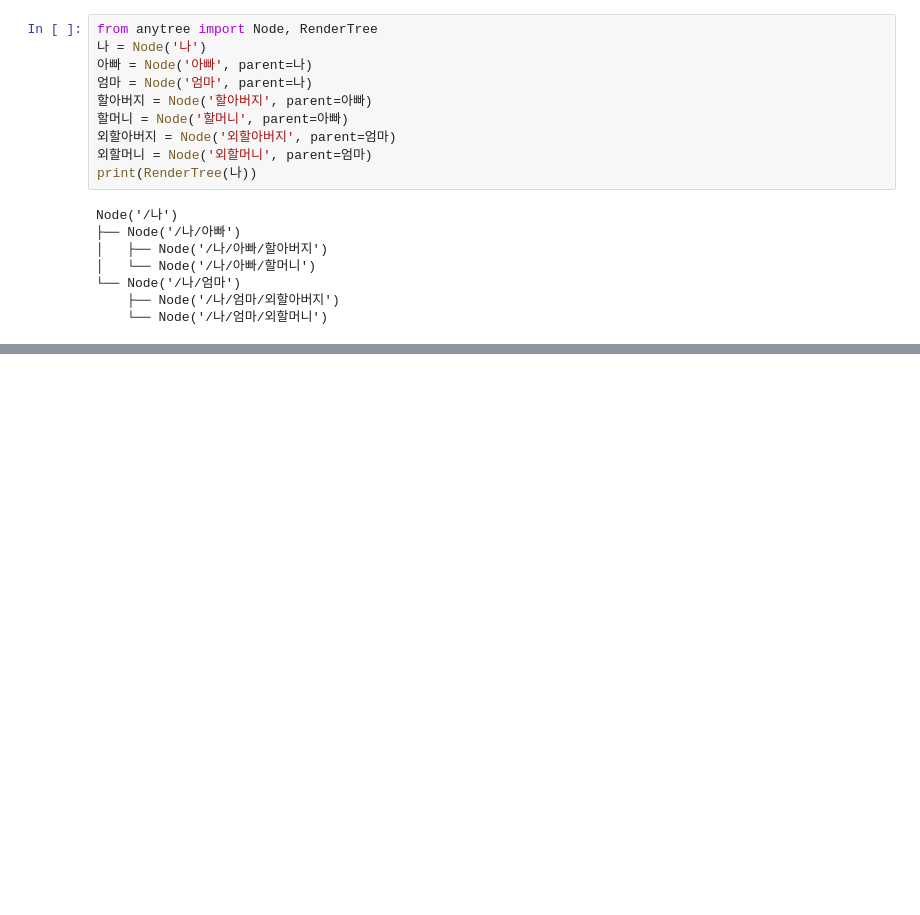
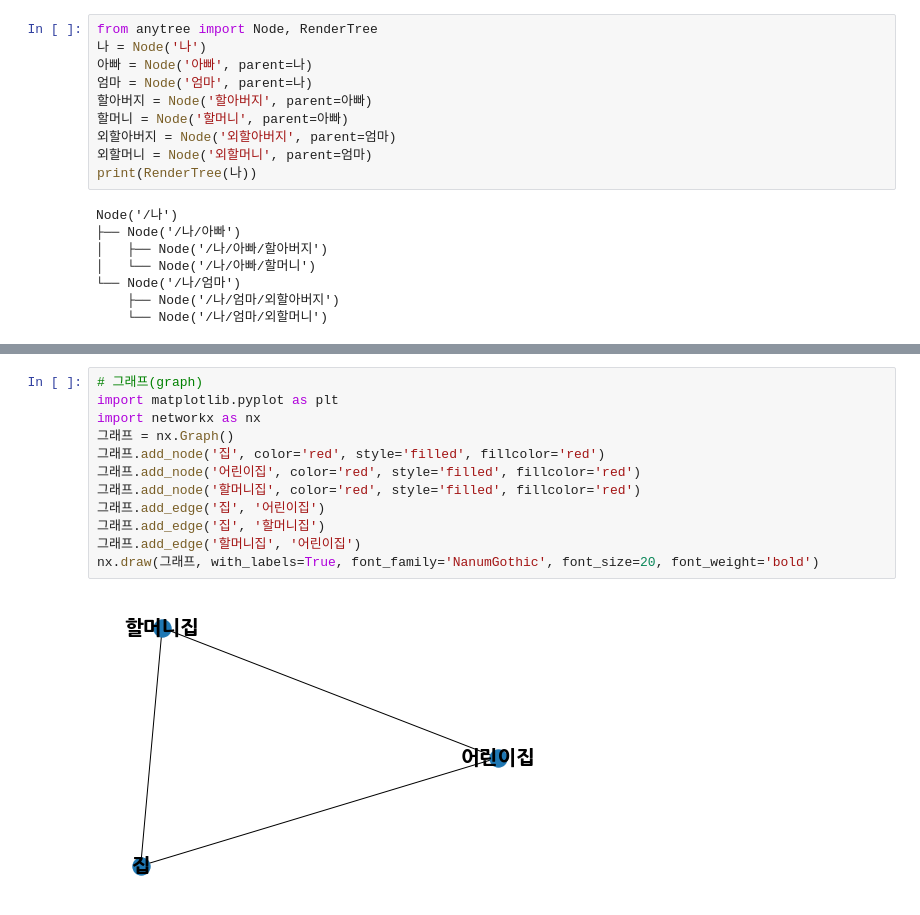
Before and after one commit to misoncorp/cotylab, a Jupyter notebook: notebooks/cotylab_activities.ipynb, the cells around one changed output, grey strips where cells are left out. Cells and saved outputs as stored; diff of their text form; blank space fills up the shorter version.

```diff
--- a/notebooks/cotylab_activities.ipynb
+++ b/notebooks/cotylab_activities.ipynb
@@ -350,0 +565,14 @@ Node('/나')
+# %%
+# 그래프(graph)
+import matplotlib.pyplot as plt
+import networkx as nx
+그래프 = nx.Graph()
+그래프.add_node('집', color='red', style='filled', fillcolor='red')
+그래프.add_node('어린이집', color='red', style='filled', fillcolor='red')
+그래프.add_node('할머니집', color='red', style='filled', fillcolor='red')
+그래프.add_edge('집', '어린이집')
+그래프.add_edge('집', '할머니집')
+그래프.add_edge('할머니집', '어린이집')
+nx.draw(그래프, with_labels=True, font_family='NanumGothic', font_size=20, font_weight='bold')
+# %% [output]
+[figure, added]
```
Also changed, not shown: parts of 16 cells of this notebook, 1 other file.
